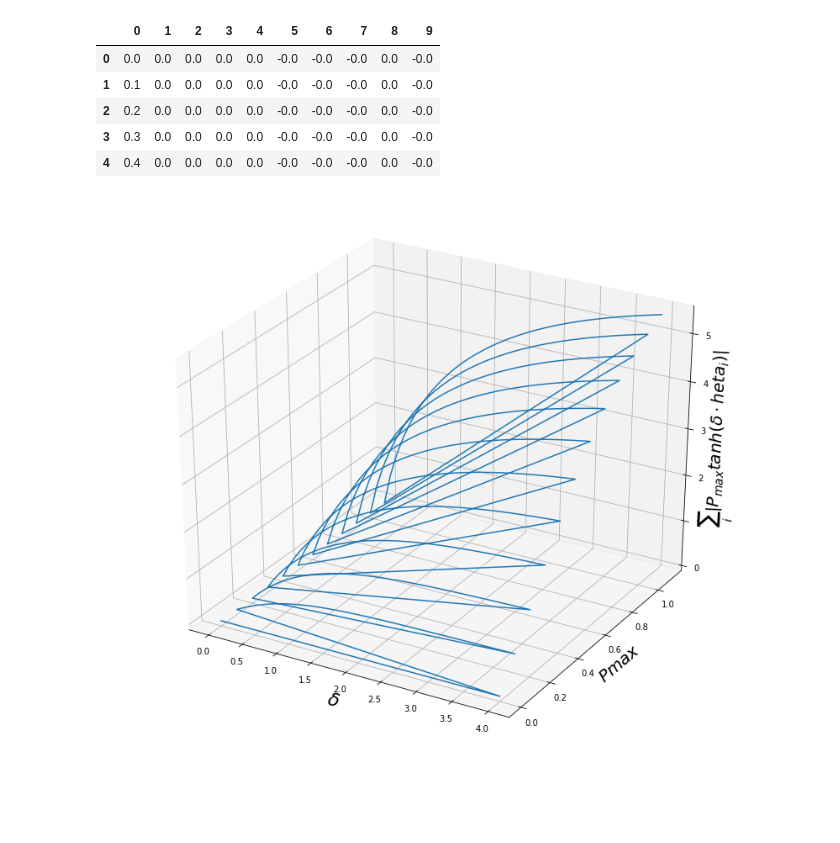
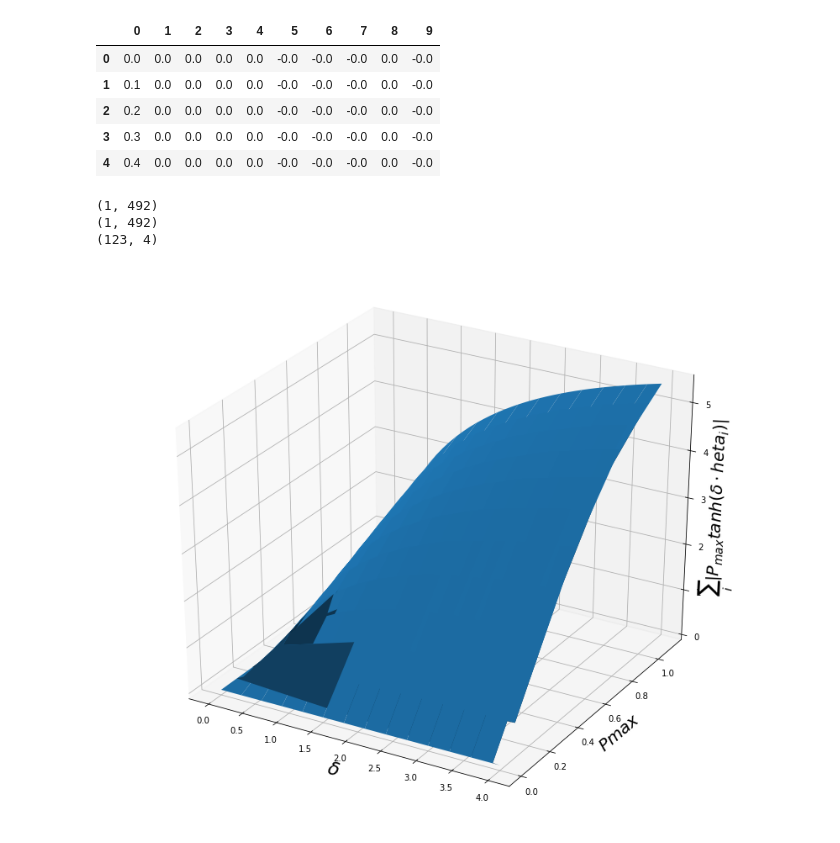
Before and after one commit to nicoleorzan/Braess-paradox, a Jupyter notebook: more_nodes/delta_control_plot/delta_control_plot.ipynb, the cells around one changed output. Drawn from its saved outputs; the diff is of its cells as text; code cells hidden in the pictures; blank space fills up the shorter version.

Commit message:
plotting surface

```diff
--- a/more_nodes/delta_control_plot/delta_control_plot.ipynb
+++ b/more_nodes/delta_control_plot/delta_control_plot.ipynb
@@ -91,16 +91,33 @@ Pmax3 = df3.loc[:,1]
 controls3 = df3.loc[:, 2:9]
 controls_abs3 = controls3.abs()
 controls_sum3 = controls_abs3.sum(axis=1)
+# %%
+delta3 = np.matrix(delta3)
+Pmax3 = np.matrix(Pmax3)
+control_sum3 = np.matrix(controls_sum3)
+print(delta3.shape)
+x = np.reshape(delta3, (492))
+print(x.shape)
+x = np.reshape(delta3, (123, 4))
+print(x.shape)
+# %% [output]
+(1, 492)
+(1, 492)
+(123, 4)
+# %%
+len(delta3)
+x = np.reshape(delta3, (4, 123))
+y = np.reshape(Pmax3, (4, 123))
+z = np.reshape(control_sum3, (4, 123))
 # %%
-import matplotlib.pyplot as plt
-from mpl_toolkits.mplot3d import Axes3D
-
 fig = plt.figure(figsize=(14,12))
 ax = fig.add_subplot(111, projection='3d')
-ax.plot(delta3, Pmax3, controls_sum3)
+
+ax.plot_surface(x, y, z)
+
 ax.set_xlabel('$\delta$', fontsize=22, rotation=150)
 ax.set_ylabel('$Pmax$', fontsize=20)
 ax.set_zlabel('$\sum_i | P_{max} tanh( \delta \cdot \theta_{i} )| $', fontsize=20, rotation=60)
 plt.show()
 # %% [output]
-[figure, old version]
+[figure, new version]
```
Also changed, not shown: parts of 3 cells of this notebook, 9 other files.
